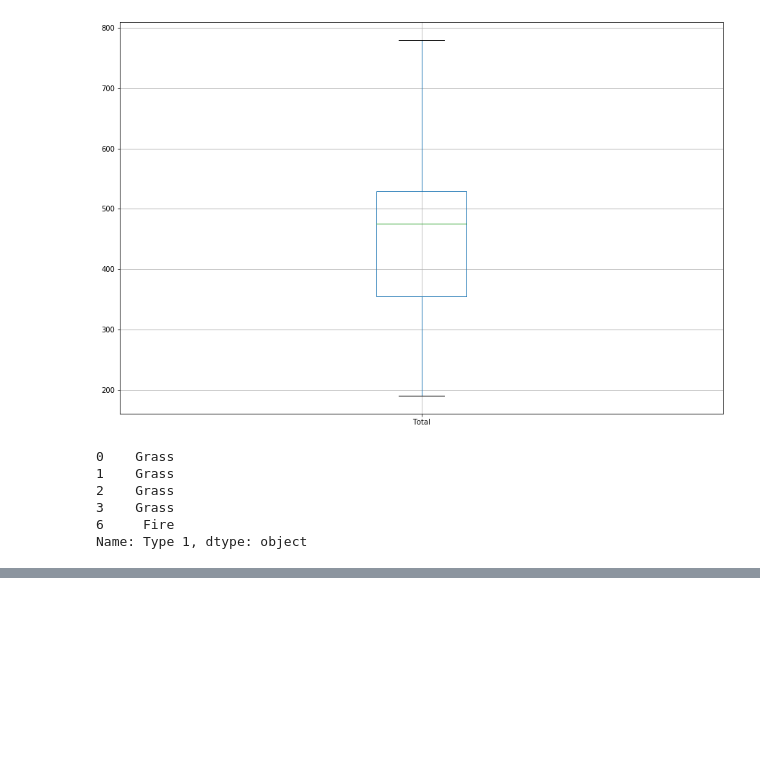
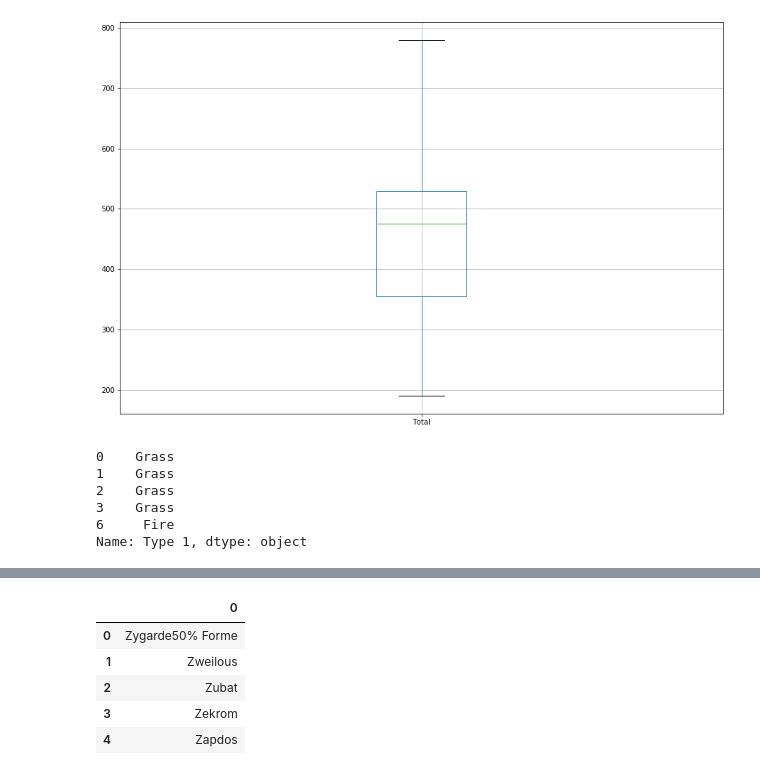
Before and after one commit to srujaan/Data-Science, a Jupyter notebook: week-4/pokemon_stats.ipynb, the cells around one changed output, grey strips where cells are left out. Saved outputs shown, nothing was run; the diff lists cells and outputs as text; code cells hidden in the pictures; blank space fills up the shorter version.

```diff
--- a/week-4/pokemon_stats.ipynb
+++ b/week-4/pokemon_stats.ipynb
@@ -229,0 +240,4 @@ total_type2.plot(kind='pie',figsize=(15,10))
+# %%
+power = read_data['Name']
+high_to_low = pd.DataFrame(sorted(power,reverse=True))
+#read_data[power].head()
@@ -229,0 +253,9 @@ total_type2.plot(kind='pie',figsize=(15,10))
+# %%
+high_to_low.head()
+# %% [output]
+|  | 0 |
+| 0 | Zygarde50% Forme |
+| 1 | Zweilous |
+| 2 | Zubat |
+| 3 | Zekrom |
+| 4 | Zapdos |
```
Also changed, not shown: parts of 9 cells of this notebook.
